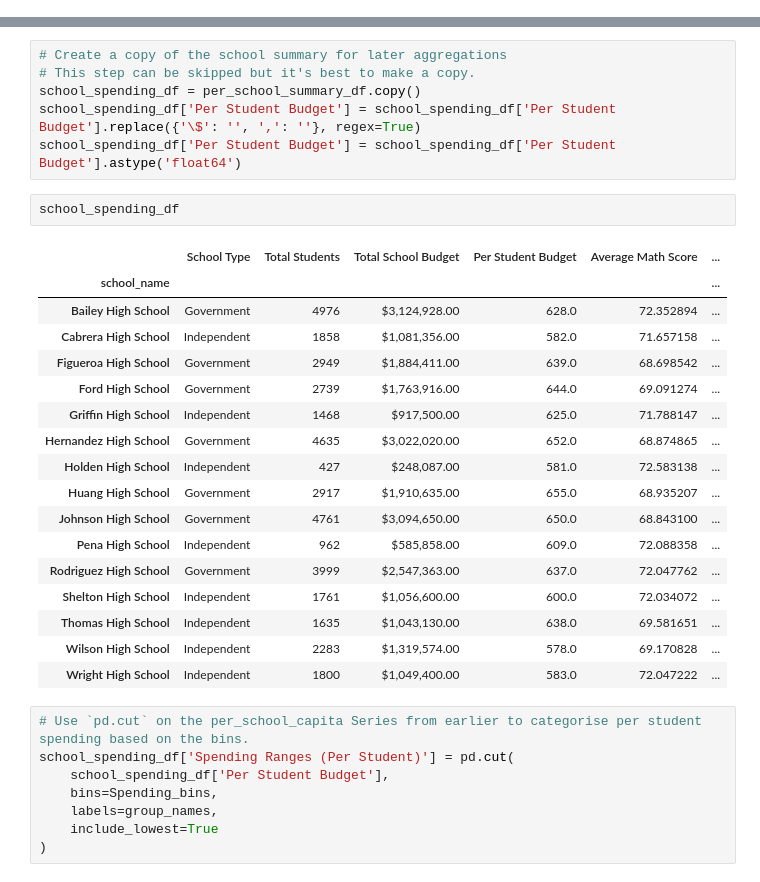
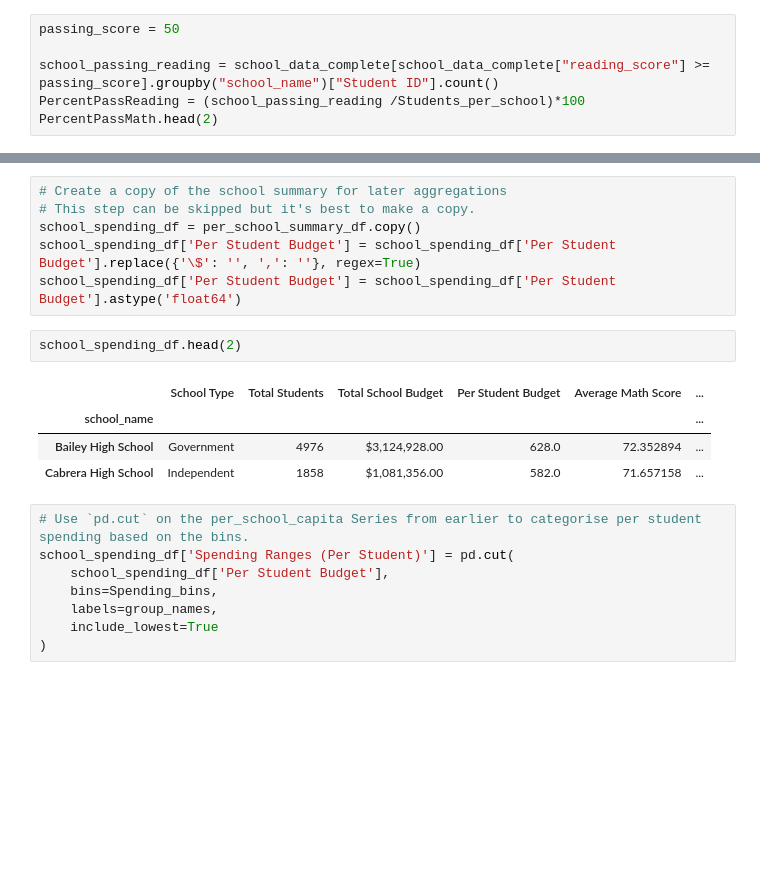
Before and after one commit to AMRITKAUR89/pandas-challenge, a Jupyter notebook: main.ipynb, the cells around one changed output, grey strips where cells are left out. Cells and saved outputs as stored; diff of their text form; blank space fills up the shorter version.

```diff
--- a/main.ipynb
+++ b/main.ipynb
@@ -194,3 +194,9 @@ school_name
 Bailey High School     91.639871
 Cabrera High School    90.850377
 dtype: float64
+# %%
+passing_score = 50
+
+school_passing_reading = school_data_complete[school_data_complete["reading_score"] >= passing_score].groupby("school_name")["Student ID"].count()
+PercentPassReading = (school_passing_reading /Students_per_school)*100
+PercentPassMath.head(2)
@@ -386,25 +397,12 @@ school_spending_df = per_school_summary_df.copy()
 school_spending_df['Per Student Budget'] = school_spending_df['Per Student Budget'].replace({'\$': '', ',': ''}, regex=True)
 school_spending_df['Per Student Budget'] = school_spending_df['Per Student Budget'].astype('float64')
 # %%
-school_spending_df
+school_spending_df.head(2)
 # %% [output]
 |  | School Type | Total Students | Total School Budget | Per Student Budget | Average Math Score | ... |
 | school_name |  |  |  |  |  | ... |
 | Bailey High School | Government | 4976 | $3,124,928.00 | 628.0 | 72.352894 | ... |
 | Cabrera High School | Independent | 1858 | $1,081,356.00 | 582.0 | 71.657158 | ... |
-| Figueroa High School | Government | 2949 | $1,884,411.00 | 639.0 | 68.698542 | ... |
-| Ford High School | Government | 2739 | $1,763,916.00 | 644.0 | 69.091274 | ... |
-| Griffin High School | Independent | 1468 | $917,500.00 | 625.0 | 71.788147 | ... |
-| Hernandez High School | Government | 4635 | $3,022,020.00 | 652.0 | 68.874865 | ... |
-| Holden High School | Independent | 427 | $248,087.00 | 581.0 | 72.583138 | ... |
-| Huang High School | Government | 2917 | $1,910,635.00 | 655.0 | 68.935207 | ... |
-| Johnson High School | Government | 4761 | $3,094,650.00 | 650.0 | 68.843100 | ... |
-| Pena High School | Independent | 962 | $585,858.00 | 609.0 | 72.088358 | ... |
-| Rodriguez High School | Government | 3999 | $2,547,363.00 | 637.0 | 72.047762 | ... |
-| Shelton High School | Independent | 1761 | $1,056,600.00 | 600.0 | 72.034072 | ... |
-| Thomas High School | Independent | 1635 | $1,043,130.00 | 638.0 | 69.581651 | ... |
-| Wilson High School | Independent | 2283 | $1,319,574.00 | 578.0 | 69.170828 | ... |
-| Wright High School | Independent | 1800 | $1,049,400.00 | 583.0 | 72.047222 | ... |
 # %%
 # Use `pd.cut` on the per_school_capita Series from earlier to categorise per student spending based on the bins.
 school_spending_df['Spending Ranges (Per Student)'] = pd.cut(
```
Also changed, not shown: parts of 1 cell of this notebook.
